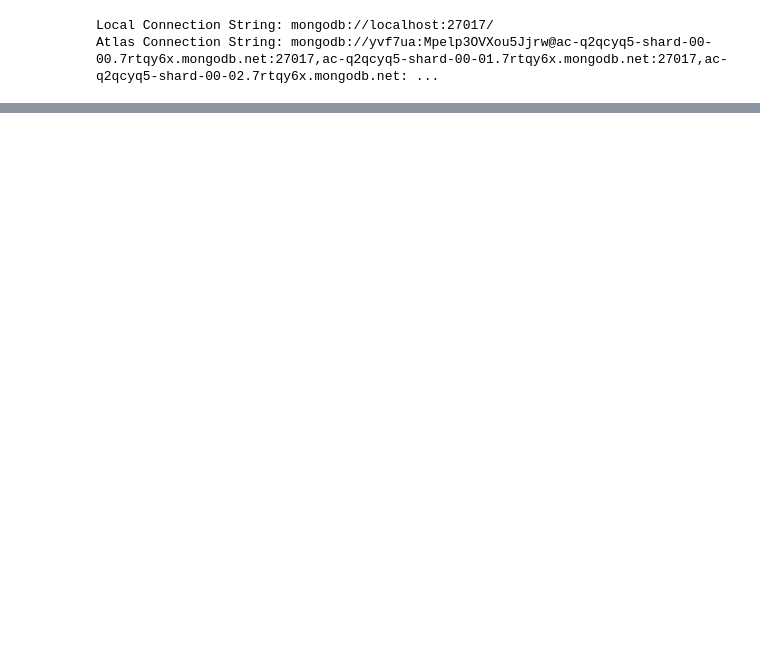
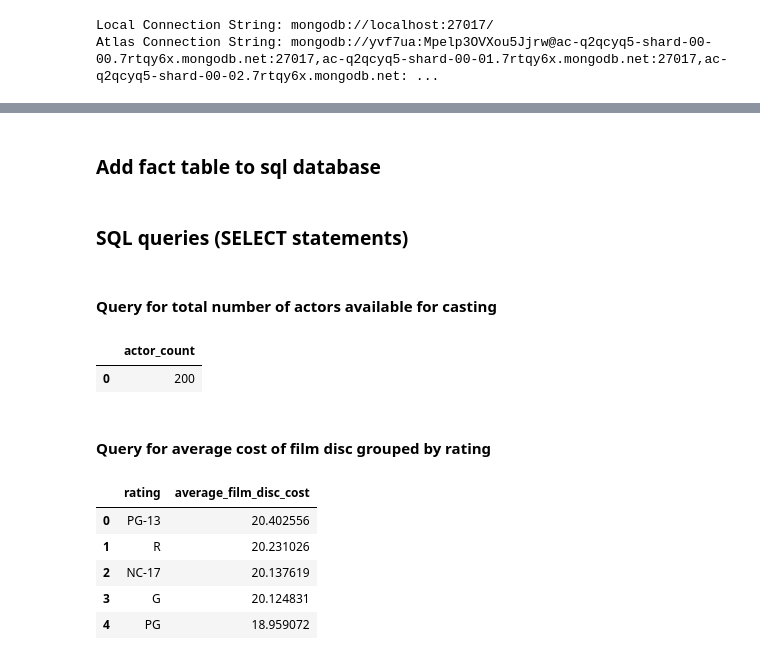
Before and after one commit to suhaaskanneganti/DS_2002, a Jupyter notebook: Midterm/Midterm_jupiter.ipynb, the cells around one changed output, grey strips where cells are left out. Cells and saved outputs as stored; diff of their text form; code cells hidden in the pictures; blank space fills up the shorter version.

```diff
--- a/Midterm/Midterm_jupiter.ipynb
+++ b/Midterm/Midterm_jupiter.ipynb
@@ -261,6 +273,8 @@ df_fact_table.head(2)
 | 1 | 10.0 | CHRISTIAN | GABLE | 1 | ACADEMY DINOSAUR | A Epic Drama of a Feminist And a ... | 2006 | 86 | PG | ... |
 # %%
 df_fact_table.insert(0, "fact_casting_key", range(1, df_fact_table.shape[0]+1))
+# %% [markdown]
+### Add fact table to sql database
 # %%
 dataframe = df_fact_table
 table_name = 'fact_casting'
@@ -268,3 +282,7 @@ primary_key = 'fact_casting_key'
 db_operation = "insert"
 
 set_dataframe(mysql_uid, mysql_pwd, dst_dbname, dataframe, table_name, primary_key, db_operation)
+# %% [markdown]
+### SQL queries (SELECT statements)
+# %% [markdown]
+#### Query for total number of actors available for casting
@@ -270,0 +296,26 @@ set_dataframe(mysql_uid, mysql_pwd, dst_dbname, dataframe, table_name, primary_k
+# %%
+dftest.head()
+# %% [output]
+|  | actor_count |
+| 0 | 200 |
+# %% [markdown]
+#### Query for average cost of film disc grouped by rating
+# %%
+sqltest = """
+    SELECT `rating`,
+        AVG(`replacement_cost`) AS `average_film_disc_cost`
+    FROM `{0}`.`dim_film` AS films
+    GROUP BY `rating`
+    ORDER BY average_film_disc_cost DESC
+""".format(dst_dbname)
+
+dftest = get_dataframe(user_id, pwd, host_name, src_dbname, sqltest)
+# %%
+dftest.head()
+# %% [output]
+|  | rating | average_film_disc_cost |
+| 0 | PG-13 | 20.402556 |
+| 1 | R | 20.231026 |
+| 2 | NC-17 | 20.137619 |
+| 3 | G | 20.124831 |
+| 4 | PG | 18.959072 |
```
Also changed, not shown: parts of 11 cells of this notebook.
